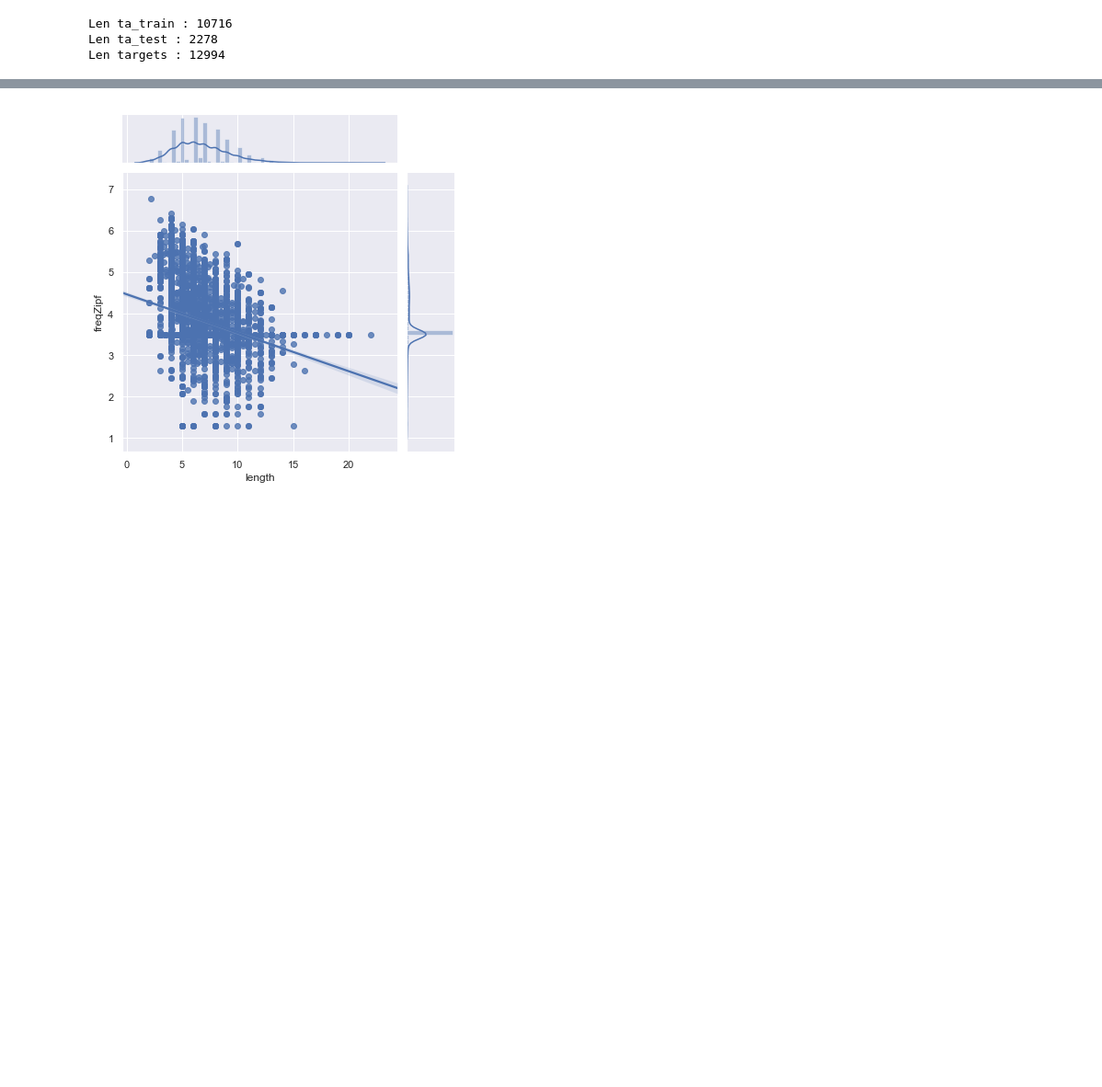
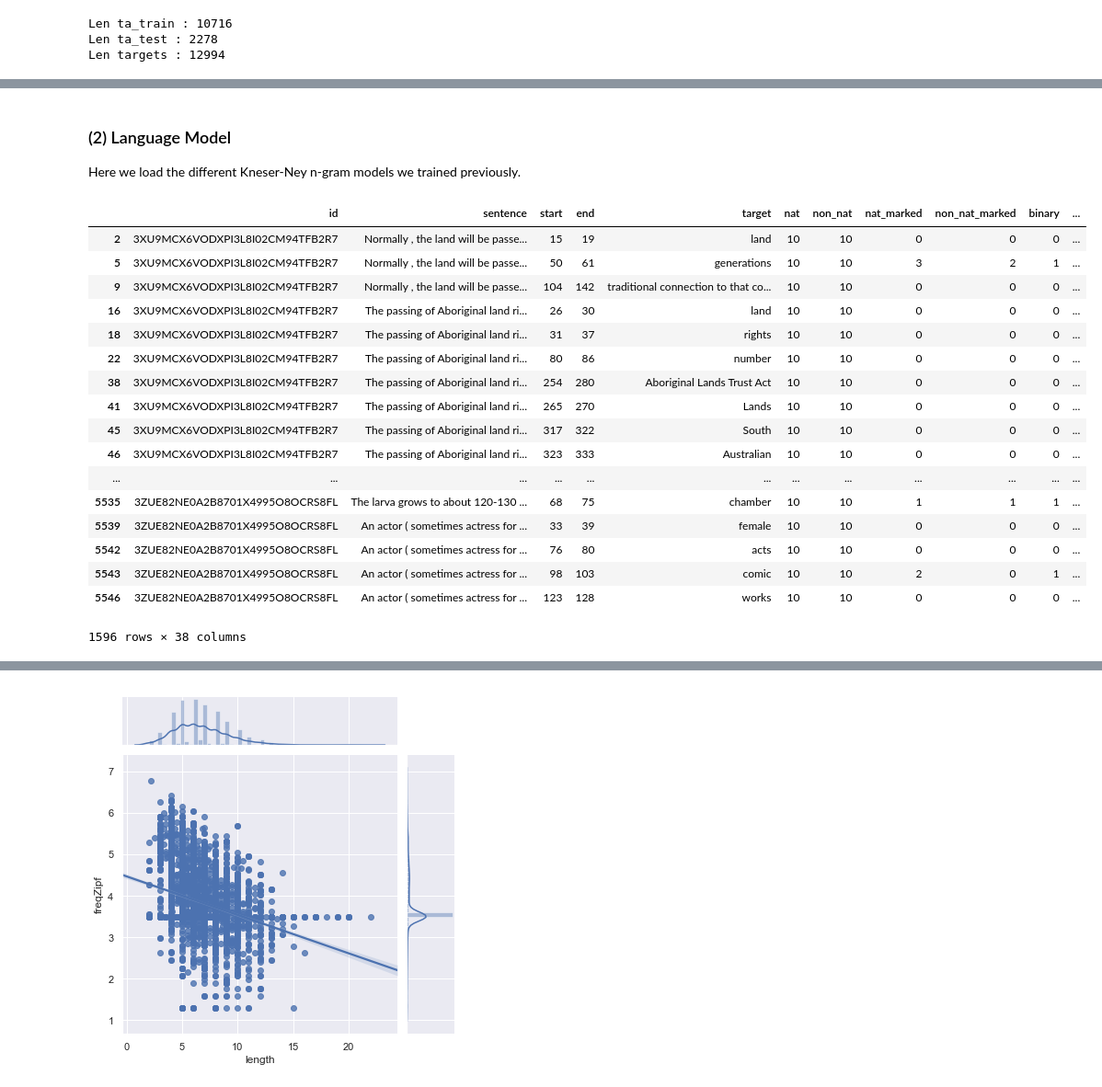
Before and after one commit to kristiankolthoff/CoWoPhId, a Jupyter notebook: python/features_cwi.ipynb, the cells around one changed output, grey strips where cells are left out. Shown at 92% size. Cells and saved outputs as stored; diff of their text form; code cells hidden in the pictures; blank space fills up the shorter version.

```diff
--- a/python/features_cwi.ipynb
+++ b/python/features_cwi.ipynb
@@ -583,0 +605,3 @@ if not google_books_n_grams:
+# %% [markdown]
+### (2) Language Model
+Here we load the different Kneser-Ney n-gram models we trained previously.
@@ -622,6 +703,28 @@ feature_categories.append(fc_corpus_based)
 # %%
 dataset_fc_corpus_based = [FeatureDataset(ds.name, fc_corpus_based,
                 fc_corpus_based.func(ds.train), fc_corpus_based.func(ds.test)) for ds in datasets]
+# %%
+train = dataset_fc_corpus_based[0].train
+train.loc[(train.weighted_wiki_simple_wiki_ratio>-0.1) & (train.weighted_wiki_simple_wiki_ratio<0.1),]
+# %% [output]
+|  | id | sentence | start | end | target | nat | non_nat | nat_marked | non_nat_marked | binary | ... |
+| 2 | 3XU9MCX6VODXPI3L8I02CM94TFB2R7 | Normally , the land will be passe... | 15 | 19 | land | 10 | 10 | 0 | 0 | 0 | ... |
+| 5 | 3XU9MCX6VODXPI3L8I02CM94TFB2R7 | Normally , the land will be passe... | 50 | 61 | generations | 10 | 10 | 3 | 2 | 1 | ... |
+| 9 | 3XU9MCX6VODXPI3L8I02CM94TFB2R7 | Normally , the land will be passe... | 104 | 142 | traditional connection to that co... | 10 | 10 | 0 | 0 | 0 | ... |
+| 16 | 3XU9MCX6VODXPI3L8I02CM94TFB2R7 | The passing of Aboriginal land ri... | 26 | 30 | land | 10 | 10 | 0 | 0 | 0 | ... |
+| 18 | 3XU9MCX6VODXPI3L8I02CM94TFB2R7 | The passing of Aboriginal land ri... | 31 | 37 | rights | 10 | 10 | 0 | 0 | 0 | ... |
+| 22 | 3XU9MCX6VODXPI3L8I02CM94TFB2R7 | The passing of Aboriginal land ri... | 80 | 86 | number | 10 | 10 | 0 | 0 | 0 | ... |
+| 38 | 3XU9MCX6VODXPI3L8I02CM94TFB2R7 | The passing of Aboriginal land ri... | 254 | 280 | Aboriginal Lands Trust Act | 10 | 10 | 0 | 0 | 0 | ... |
+| 41 | 3XU9MCX6VODXPI3L8I02CM94TFB2R7 | The passing of Aboriginal land ri... | 265 | 270 | Lands | 10 | 10 | 0 | 0 | 0 | ... |
+| 45 | 3XU9MCX6VODXPI3L8I02CM94TFB2R7 | The passing of Aboriginal land ri... | 317 | 322 | South | 10 | 10 | 0 | 0 | 0 | ... |
+| 46 | 3XU9MCX6VODXPI3L8I02CM94TFB2R7 | The passing of Aboriginal land ri... | 323 | 333 | Australian | 10 | 10 | 0 | 0 | 0 | ... |
+| ... | ... | ... | ... | ... | ... | ... | ... | ... | ... | ... | ... |
+| 5535 | 3ZUE82NE0A2B8701X4995O8OCRS8FL | The larva grows to about 120-130 ... | 68 | 75 | chamber | 10 | 10 | 1 | 1 | 1 | ... |
+| 5539 | 3ZUE82NE0A2B8701X4995O8OCRS8FL | An actor ( sometimes actress for ... | 33 | 39 | female | 10 | 10 | 0 | 0 | 0 | ... |
+| 5542 | 3ZUE82NE0A2B8701X4995O8OCRS8FL | An actor ( sometimes actress for ... | 76 | 80 | acts | 10 | 10 | 0 | 0 | 0 | ... |
+| 5543 | 3ZUE82NE0A2B8701X4995O8OCRS8FL | An actor ( sometimes actress for ... | 98 | 103 | comic | 10 | 10 | 2 | 0 | 1 | ... |
+| 5546 | 3ZUE82NE0A2B8701X4995O8OCRS8FL | An actor ( sometimes actress for ... | 123 | 128 | works | 10 | 10 | 0 | 0 | 0 | ... |
+1596 rows × 38 columns
 # %%
 concat_features = concat_feature_datasets(dataset_fc_corpus_based, dataset_fc_orthographic)
 # %%
```
Also changed, not shown: parts of 24 cells of this notebook.
